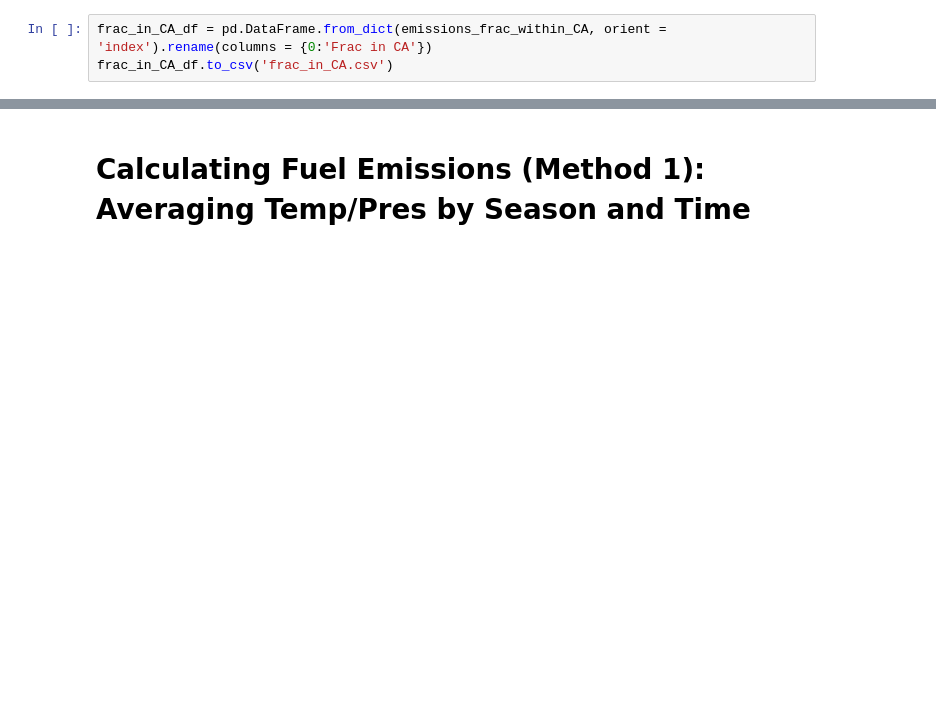
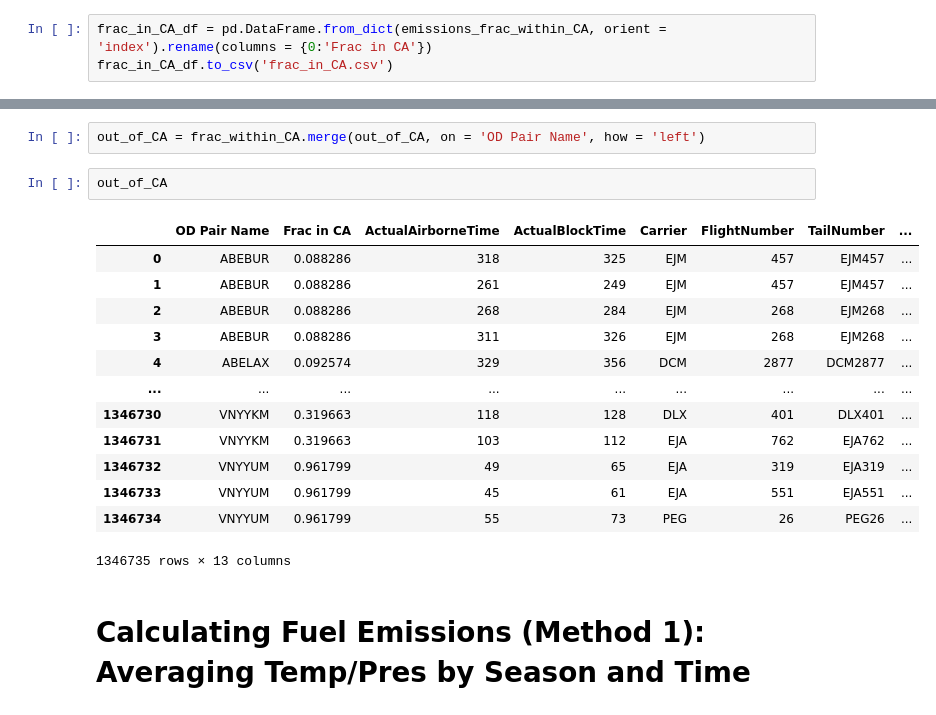
Before and after one commit to candaceyee/ca-electric-aircraft-emissions, a Jupyter notebook: Fuel Emission Calculations.ipynb, the cells around one changed output, grey strips where cells are left out. Cells and saved outputs as stored; diff of their text form; blank space fills up the shorter version.

```diff
--- a/Fuel Emission Calculations.ipynb
+++ b/Fuel Emission Calculations.ipynb
@@ -394,3 +416,21 @@ geometry.LineString([arr_point, intersection]).length/travel_line.length
+# %%
+out_of_CA = frac_within_CA.merge(out_of_CA, on = 'OD Pair Name', how = 'left')
+# %%
+out_of_CA
+# %% [output]
+|  | OD Pair Name | Frac in CA | ActualAirborneTime | ActualBlockTime | Carrier | FlightNumber | TailNumber | ... |
+| 0 | ABEBUR | 0.088286 | 318 | 325 | EJM | 457 | EJM457 | ... |
+| 1 | ABEBUR | 0.088286 | 261 | 249 | EJM | 457 | EJM457 | ... |
+| 2 | ABEBUR | 0.088286 | 268 | 284 | EJM | 268 | EJM268 | ... |
+| 3 | ABEBUR | 0.088286 | 311 | 326 | EJM | 268 | EJM268 | ... |
+| 4 | ABELAX | 0.092574 | 329 | 356 | DCM | 2877 | DCM2877 | ... |
+| ... | ... | ... | ... | ... | ... | ... | ... | ... |
+| 1346730 | VNYYKM | 0.319663 | 118 | 128 | DLX | 401 | DLX401 | ... |
+| 1346731 | VNYYKM | 0.319663 | 103 | 112 | EJA | 762 | EJA762 | ... |
+| 1346732 | VNYYUM | 0.961799 | 49 | 65 | EJA | 319 | EJA319 | ... |
+| 1346733 | VNYYUM | 0.961799 | 45 | 61 | EJA | 551 | EJA551 | ... |
+| 1346734 | VNYYUM | 0.961799 | 55 | 73 | PEG | 26 | PEG26 | ... |
+1346735 rows × 13 columns
 # %% [markdown]
 # Calculating Fuel Emissions (Method 1): Averaging Temp/Pres by Season and Time
 # %%
```
Also changed, not shown: parts of 26 cells of this notebook.
